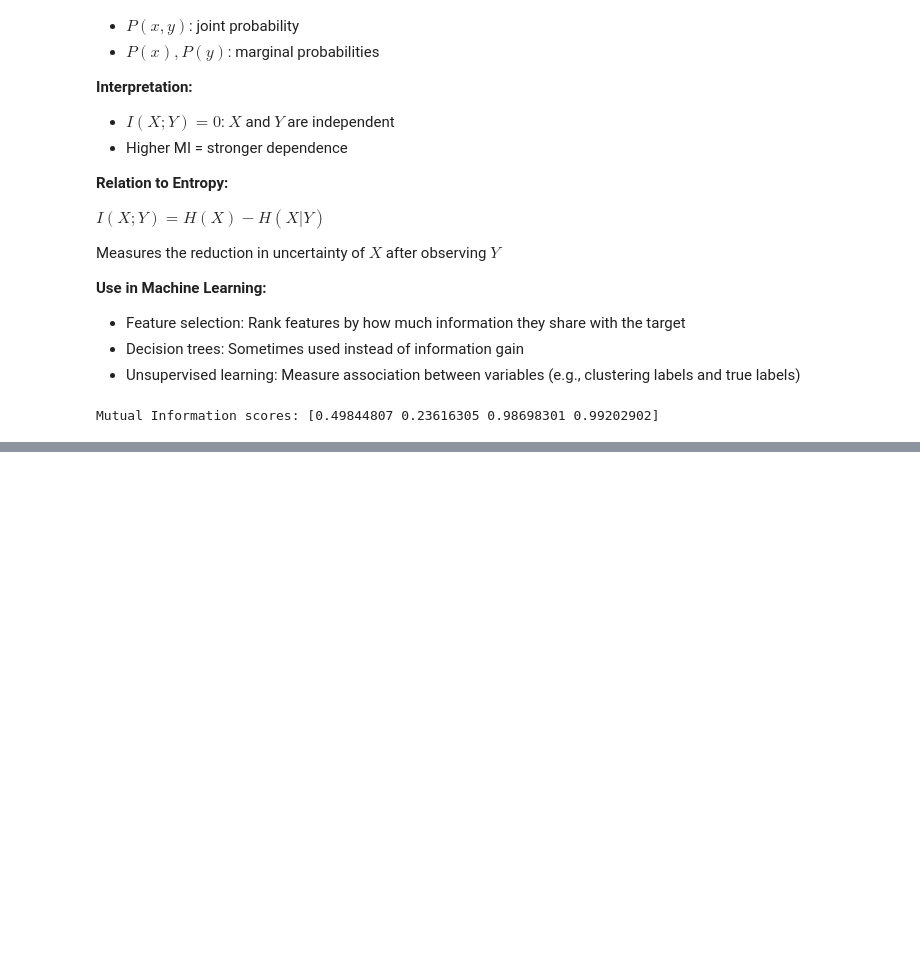
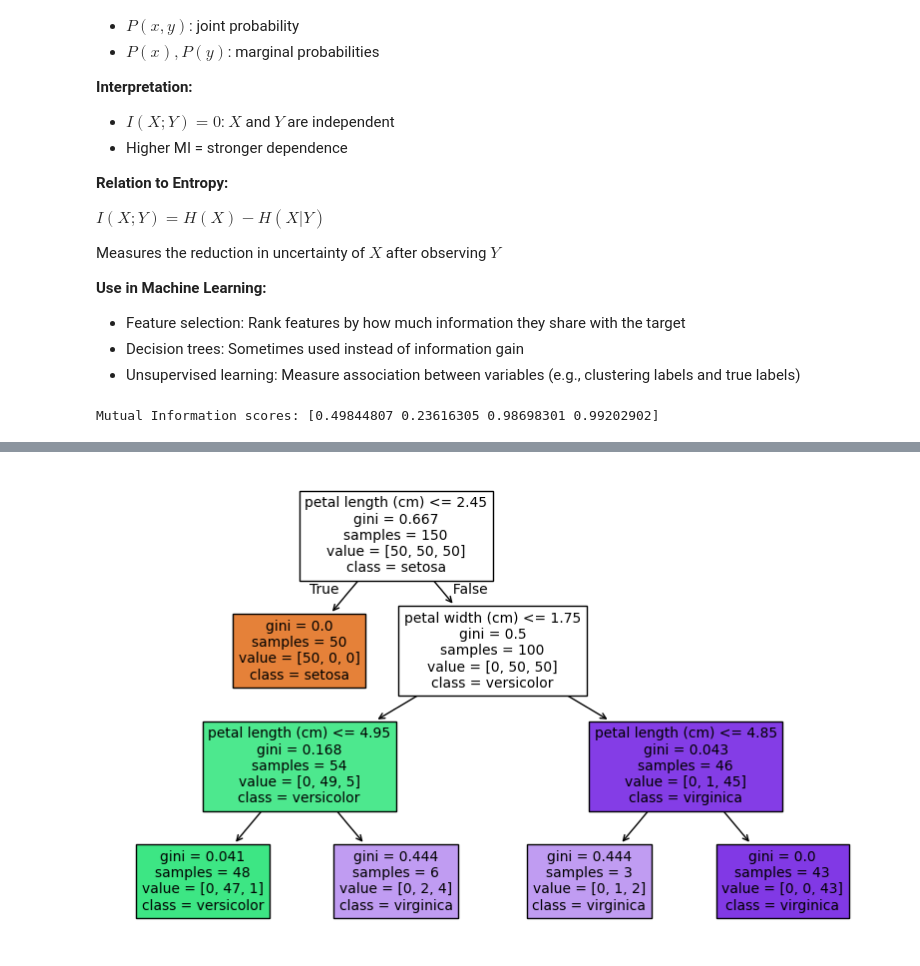
Before and after one commit to adnanagbaria/MLcourse, a Jupyter notebook: Lec7_classification2.ipynb, the cells around one changed output, grey strips where cells are left out. Cells and saved outputs as stored; diff of their text form; code cells hidden in the pictures; blank space fills up the shorter version.

```diff
--- a/Lec7_classification2.ipynb
+++ b/Lec7_classification2.ipynb
@@ -108,0 +135,19 @@ A Decision Tree is a supervised learning algorithm used for classification and r
+# %%
+from sklearn.tree import DecisionTreeClassifier
+from sklearn.datasets import load_iris
+from sklearn.tree import plot_tree
+import matplotlib.pyplot as plt
+
+# Load data
+X, y = load_iris(return_X_y=True)
+
+# Train decision tree
+model = DecisionTreeClassifier(max_depth=3)
+model.fit(X, y)
+
+# Visualize
+plt.figure(figsize=(10, 6))
+plot_tree(model, feature_names=load_iris().feature_names, class_names=load_iris().target_names, filled=True)
+plt.show()
+# %% [output]
+[figure, added]
```
Also changed, not shown: parts of 4 cells of this notebook.
